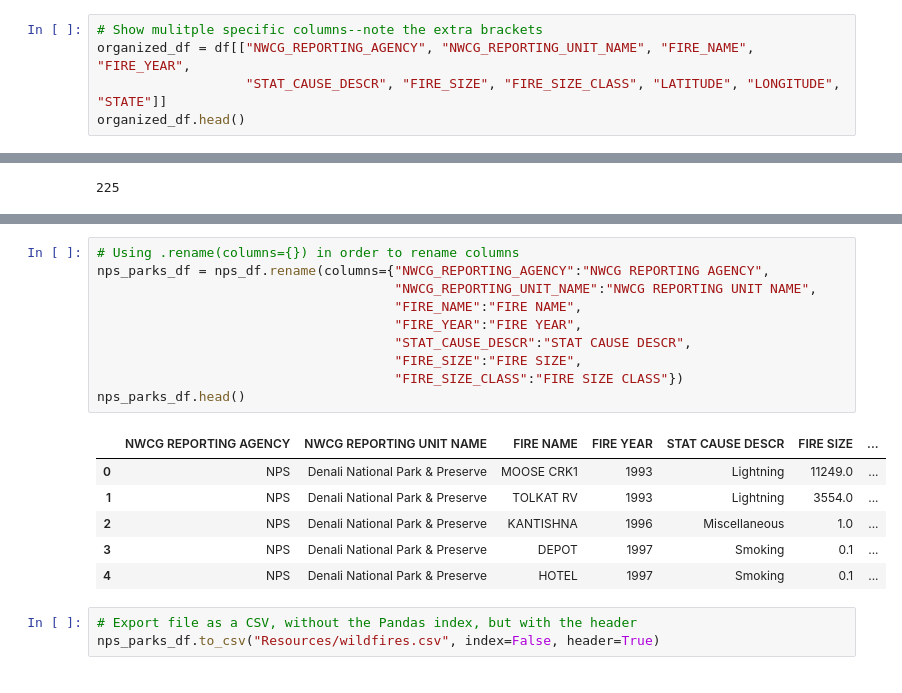
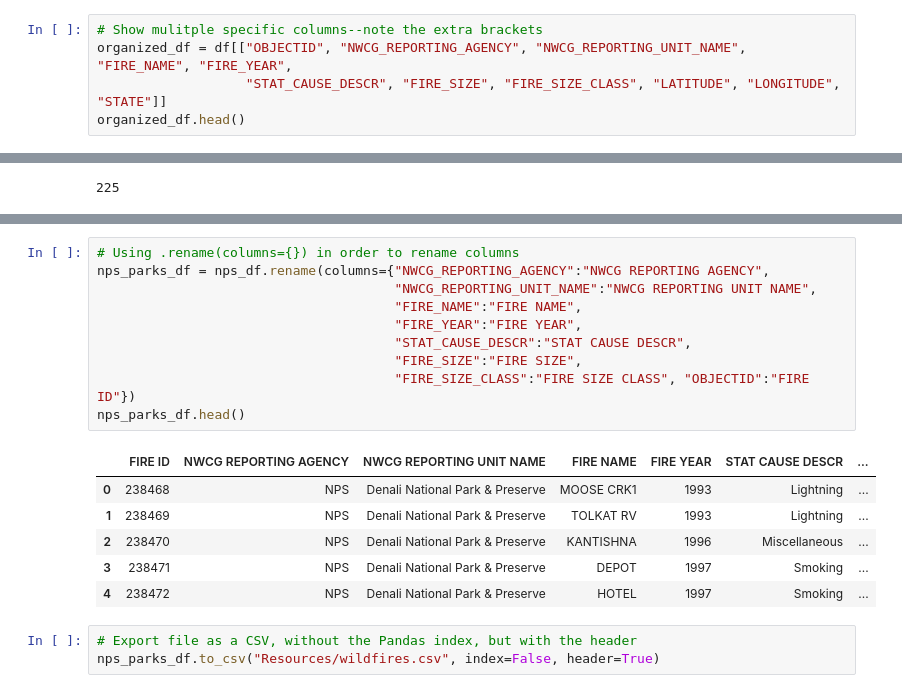
Before and after one commit to adriana-icasiano/National_Parks_Information_Tool, a Jupyter notebook: wildfires_data.ipynb, the cells around one changed output, grey strips where cells are left out. Saved outputs shown, nothing was run; the diff lists cells and outputs as text.

```diff
--- a/wildfires_data.ipynb
+++ b/wildfires_data.ipynb
@@ -18,7 +18,7 @@ df.head()
 5 rows × 39 columns
 # %%
 # Show mulitple specific columns--note the extra brackets
-organized_df = df[["NWCG_REPORTING_AGENCY", "NWCG_REPORTING_UNIT_NAME", "FIRE_NAME", "FIRE_YEAR",
+organized_df = df[["OBJECTID", "NWCG_REPORTING_AGENCY", "NWCG_REPORTING_UNIT_NAME", "FIRE_NAME", "FIRE_YEAR",
                    "STAT_CAUSE_DESCR", "FIRE_SIZE", "FIRE_SIZE_CLASS", "LATITUDE", "LONGITUDE", "STATE"]]
 organized_df.head()
 # %% [output]
@@ -146,20 +149,20 @@ nps_df.head()
 # %%
 # Using .rename(columns={}) in order to rename columns
 nps_parks_df = nps_df.rename(columns={"NWCG_REPORTING_AGENCY":"NWCG REPORTING AGENCY",
                                       "NWCG_REPORTING_UNIT_NAME":"NWCG REPORTING UNIT NAME",
                                       "FIRE_NAME":"FIRE NAME",
                                       "FIRE_YEAR":"FIRE YEAR",
                                       "STAT_CAUSE_DESCR":"STAT CAUSE DESCR",
                                       "FIRE_SIZE":"FIRE SIZE",
-                                      "FIRE_SIZE_CLASS":"FIRE SIZE CLASS"})
+                                      "FIRE_SIZE_CLASS":"FIRE SIZE CLASS", "OBJECTID":"FIRE ID"})
 nps_parks_df.head()
 # %% [output]
-|  | NWCG REPORTING AGENCY | NWCG REPORTING UNIT NAME | FIRE NAME | FIRE YEAR | STAT CAUSE DESCR | FIRE SIZE | ... |
-| 0 | NPS | Denali National Park & Preserve | MOOSE CRK1 | 1993 | Lightning | 11249.0 | ... |
-| 1 | NPS | Denali National Park & Preserve | TOLKAT RV | 1993 | Lightning | 3554.0 | ... |
-| 2 | NPS | Denali National Park & Preserve | KANTISHNA | 1996 | Miscellaneous | 1.0 | ... |
-| 3 | NPS | Denali National Park & Preserve | DEPOT | 1997 | Smoking | 0.1 | ... |
-| 4 | NPS | Denali National Park & Preserve | HOTEL | 1997 | Smoking | 0.1 | ... |
+|  | FIRE ID | NWCG REPORTING AGENCY | NWCG REPORTING UNIT NAME | FIRE NAME | FIRE YEAR | STAT CAUSE DESCR | ... |
+| 0 | 238468 | NPS | Denali National Park & Preserve | MOOSE CRK1 | 1993 | Lightning | ... |
+| 1 | 238469 | NPS | Denali National Park & Preserve | TOLKAT RV | 1993 | Lightning | ... |
+| 2 | 238470 | NPS | Denali National Park & Preserve | KANTISHNA | 1996 | Miscellaneous | ... |
+| 3 | 238471 | NPS | Denali National Park & Preserve | DEPOT | 1997 | Smoking | ... |
+| 4 | 238472 | NPS | Denali National Park & Preserve | HOTEL | 1997 | Smoking | ... |
 # %%
 # Export file as a CSV, without the Pandas index, but with the header
 nps_parks_df.to_csv("Resources/wildfires.csv", index=False, header=True)
```
Also changed, not shown: parts of 7 cells of this notebook, 1 other file.
